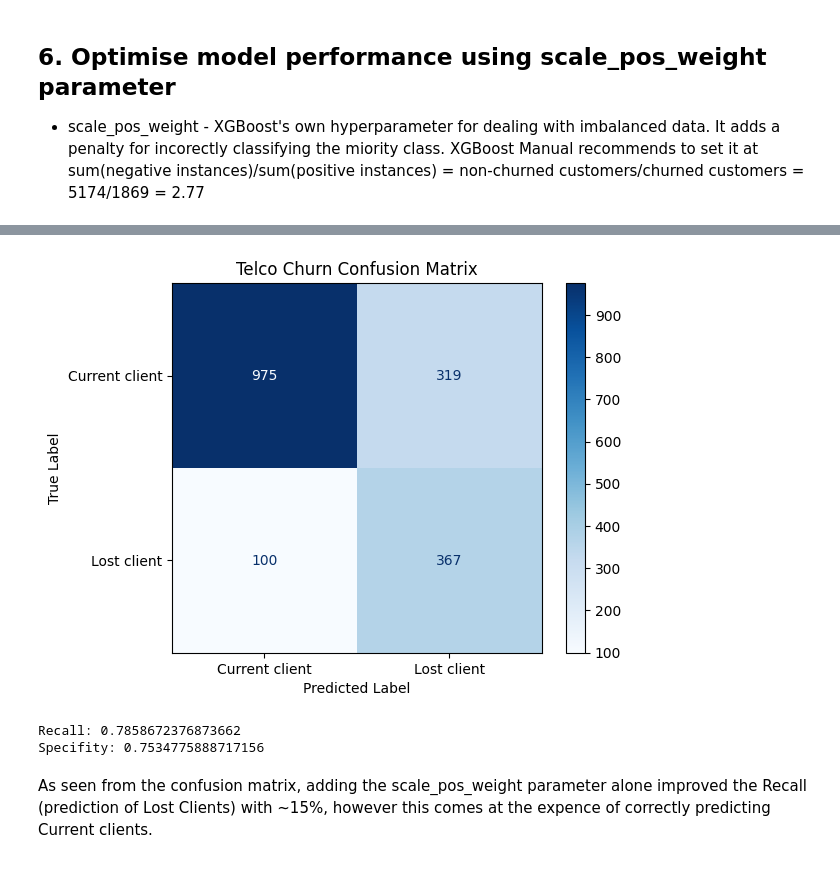
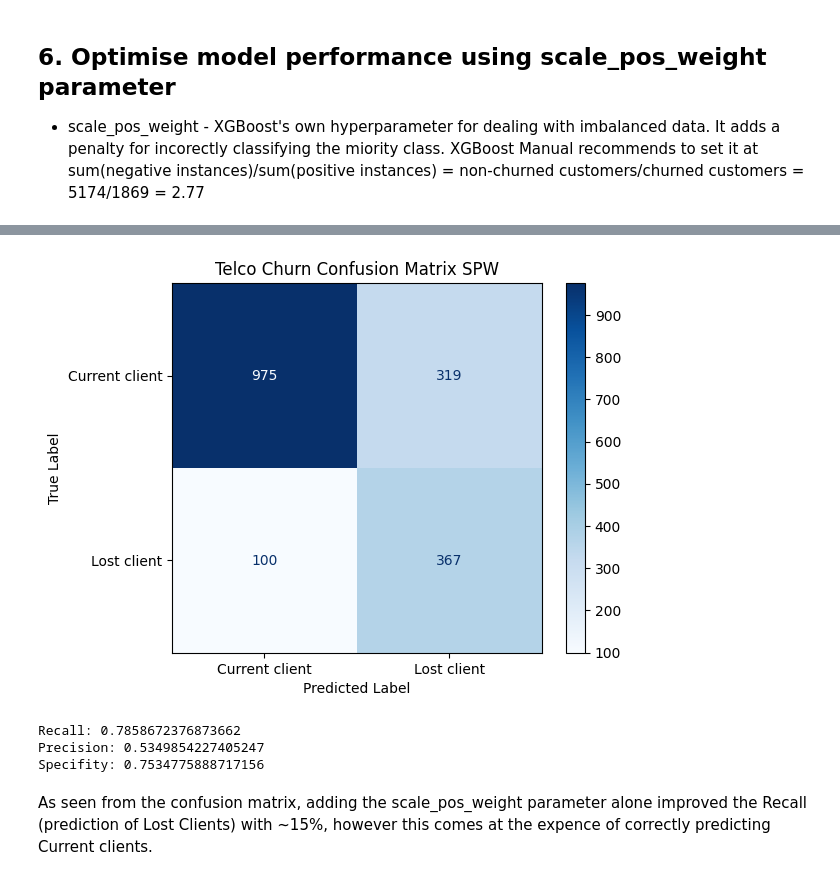
Before and after one commit to dobrinaVI/Customer-Churn-Prediction-using-XGBOOST, a Jupyter notebook: Customer_Churn_Prediction_using_XGBOOST.ipynb, the cells around one changed output, grey strips where cells are left out. Drawn from its saved outputs; the diff is of its cells as text; code cells hidden in the pictures.

```diff
--- a/Customer_Churn_Prediction_using_XGBOOST.ipynb
+++ b/Customer_Churn_Prediction_using_XGBOOST.ipynb
@@ -388,31 +393,33 @@ XGBClassifier(base_score=None, booster=None, callbacks=None,
 # %%
 # Make predictions on the test set
 y_pred = churn_clf_SPW.predict(X_test)
 
 # Create confusion matrix
 cm = confusion_matrix(y_test, y_pred)
 
 # Create a ConfusionMatrixDisplay object
 cm_disp = ConfusionMatrixDisplay(confusion_matrix=cm,
                                  display_labels=["Current client", "Lost client"])
 
 # Plot the confusion matrix
 cm_disp.plot(cmap='Blues')
 
 # Add title and axis labels
-plt.title('Telco Churn Confusion Matrix')
+plt.title('Telco Churn Confusion Matrix SPW')
 plt.xlabel('Predicted Label')
 plt.ylabel('True Label')
 
 # Show the plot
 plt.show()
 
-#print Recall and Specifity:
+#print Recall and Precision:
 print("Recall:",recall_score(y_test, y_pred))
+print("Precision:",precision_score(y_test, y_pred))
 print("Specifity:",cm[0, 0]/(cm[0, 0]+cm[0, 1]))
 # %% [output]
-[figure, old version]
+[figure, new version]
 Recall: 0.7858672376873662
+Precision: 0.5349854227405247
 Specifity: 0.7534775888717156
 # %% [markdown]
 As seen from the confusion matrix, adding the scale_pos_weight parameter alone improved the Recall (prediction of Lost Clients) with ~15%, however this comes at the expence of correctly predicting Current clients.
```
Also changed, not shown: parts of 13 cells of this notebook.
